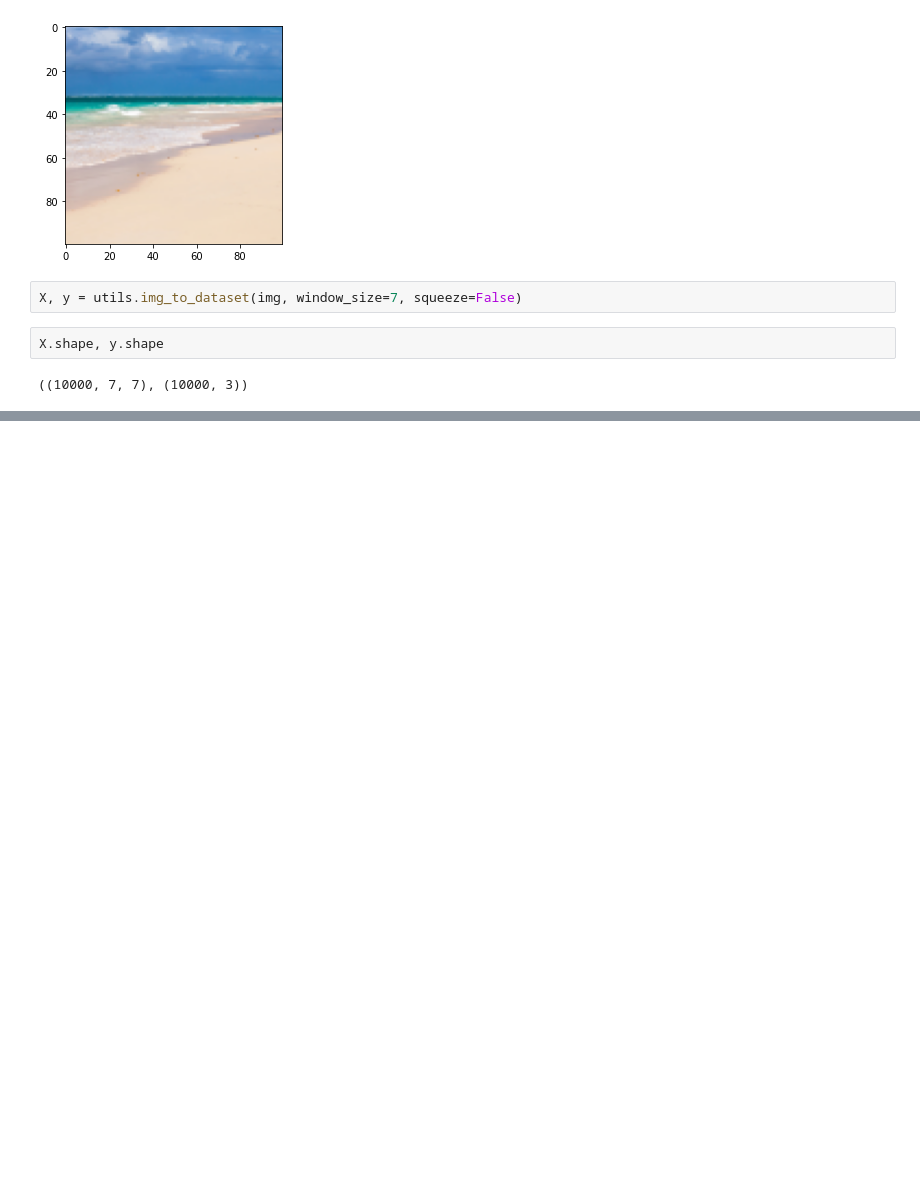
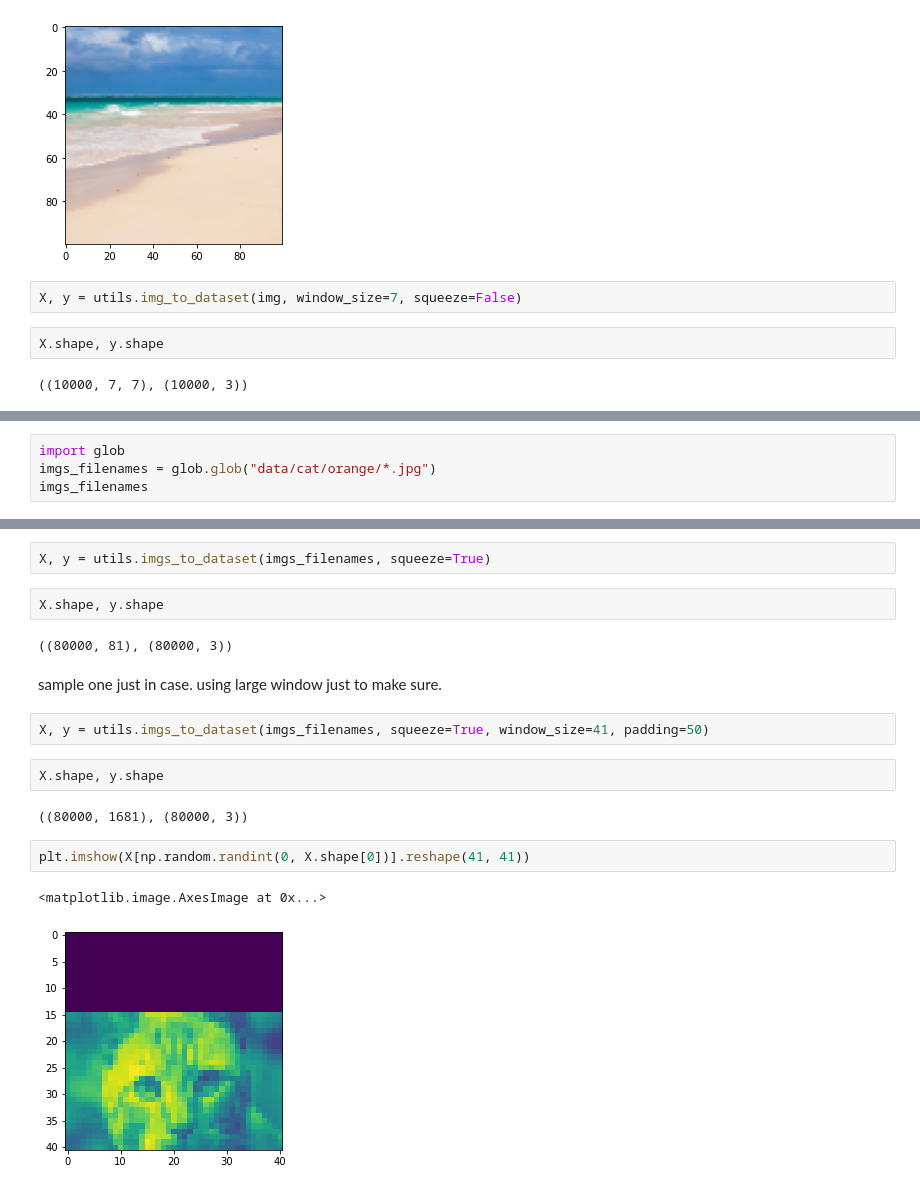
Before and after one commit to rshnn/image-colorizer, a Jupyter notebook: 02-data-pipeline .ipynb, the cells around one changed output, grey strips where cells are left out. Cells and saved outputs as stored; diff of their text form; blank space fills up the shorter version.

```diff
--- a/02-data-pipeline .ipynb
+++ b/02-data-pipeline .ipynb
@@ -23,0 +35,4 @@ X.shape, y.shape
+# %%
+import glob
+imgs_filenames = glob.glob("data/cat/orange/*.jpg")
+imgs_filenames
@@ -23,0 +48,19 @@ X.shape, y.shape
+# %%
+X, y = utils.imgs_to_dataset(imgs_filenames, squeeze=True)
+# %%
+X.shape, y.shape
+# %% [output]
+((80000, 81), (80000, 3))
+# %% [markdown]
+sample one just in case.  using large window just to make sure.
+# %%
+X, y = utils.imgs_to_dataset(imgs_filenames, squeeze=True, window_size=41, padding=50)
+# %%
+X.shape, y.shape
+# %% [output]
+((80000, 1681), (80000, 3))
+# %%
+plt.imshow(X[np.random.randint(0, X.shape[0])].reshape(41, 41))
+# %% [output]
+<matplotlib.image.AxesImage at 0x...>
+[figure, added]
```
Also changed, not shown: parts of 3 cells of this notebook, 26 other files.
